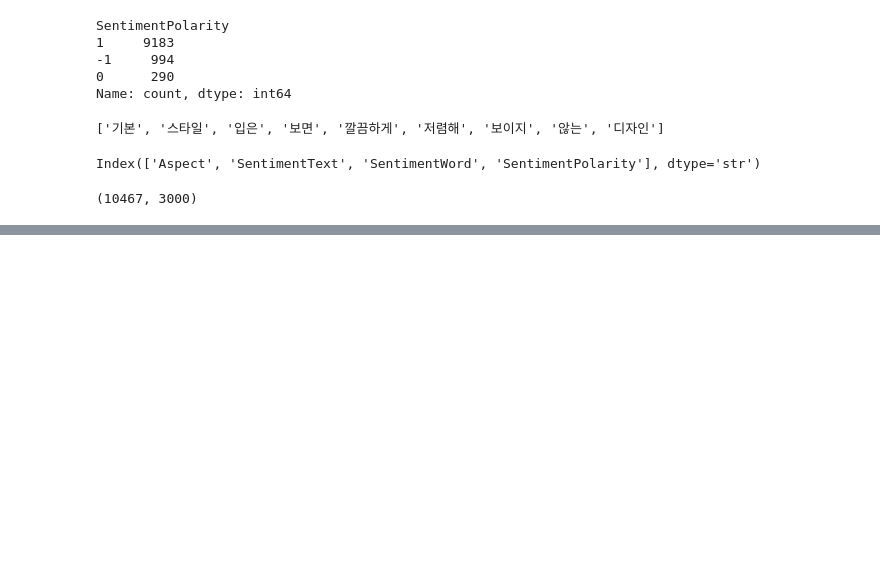
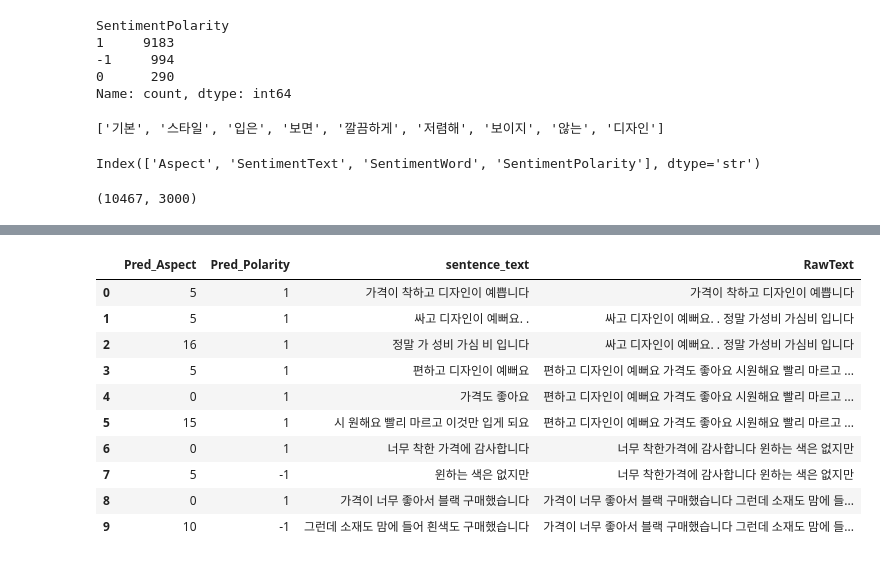
Before and after one commit to SeoYun-Y/study, a Jupyter notebook: multicampus_practice/20260604/04_review.ipynb, the cells around one changed output, grey strips where cells are left out. Cells and saved outputs as stored; diff of their text form; code cells hidden in the pictures; blank space fills up the shorter version.

```diff
--- a/multicampus_practice/20260604/04_review.ipynb
+++ b/multicampus_practice/20260604/04_review.ipynb
@@ -205,0 +551,4 @@ svc2 = LinearSVC(class_weight='balanced', random_state=42)
+# %%
+# sample_text를 문장별로 나눠준다.
+text_list = kkma.sentences(sample_text)
+text_list
@@ -205,0 +561,2 @@ svc2 = LinearSVC(class_weight='balanced', random_state=42)
+# %%
+pred = grid.predict(text_list)
@@ -205,0 +603,13 @@ svc2 = LinearSVC(class_weight='balanced', random_state=42)
+# %%
+# test_df에서 RawText의 데이터들을 문장 별로 나눠준다.
+# raw_list 리뷰 문단을 문장으로 나눈 리스트를 담기 위한 공간
+raw_list = []
+# raw_dict 리뷰 문단마다 index를 키 값으로 value는 리뷰 문단
+raw_dict = {}
+for i in range(len(test_df)):
+    raw_list.append(
+        kkma.sentences(
+            test_df.loc[i, 'RawText']
+        )
+    )
+    raw_dict[i] = test_df.loc[i, 'RawText']
@@ -205,0 +636,16 @@ svc2 = LinearSVC(class_weight='balanced', random_state=42)
+# %%
+# raw_list
+
+sentence_df = pd.DataFrame()
+for idx, raw in enumerate(raw_list):
+    pred = grid.predict(raw)
+    temp_df = pd.DataFrame(pred, columns=['Pred_Aspect','Pred_Polarity'])
+    # raw_dict의 idx의 값은 해당 예측 값의 문단
+    temp_df['sentence_text'] = raw
+    temp_df['RawText'] = raw_dict[idx]
+    # temp_df는 하나의 리뷰에 대한 예측 값들
+    # print(temp_df)
+    # break
+    # 나온 데이터프레임을 sentence_df에 단순 행 결합
+    sentence_df = pd.concat([sentence_df, temp_df], axis = 0)
+sentence_df.reset_index(drop=True, inplace=True)
@@ -205,0 +666,14 @@ svc2 = LinearSVC(class_weight='balanced', random_state=42)
+# %%
+sentence_df.head(10)
+# %% [output]
+|  | Pred_Aspect | Pred_Polarity | sentence_text | RawText |
+| 0 | 5 | 1 | 가격이 착하고 디자인이 예쁩니다 | 가격이 착하고 디자인이 예쁩니다 |
+| 1 | 5 | 1 | 싸고 디자인이 예뻐요. . | 싸고 디자인이 예뻐요. . 정말 가성비 가심비 입니다 |
+| 2 | 16 | 1 | 정말 가 성비 가심 비 입니다 | 싸고 디자인이 예뻐요. . 정말 가성비 가심비 입니다 |
+| 3 | 5 | 1 | 편하고 디자인이 예뻐요 | 편하고 디자인이 예뻐요 가격도 좋아요 시원해요 빨리 마르고 ... |
+| 4 | 0 | 1 | 가격도 좋아요 | 편하고 디자인이 예뻐요 가격도 좋아요 시원해요 빨리 마르고 ... |
+| 5 | 15 | 1 | 시 원해요 빨리 마르고 이것만 입게 되요 | 편하고 디자인이 예뻐요 가격도 좋아요 시원해요 빨리 마르고 ... |
+| 6 | 0 | 1 | 너무 착한 가격에 감사합니다 | 너무 착한가격에 감사합니다 윈하는 색은 없지만 |
+| 7 | 5 | -1 | 윈하는 색은 없지만 | 너무 착한가격에 감사합니다 윈하는 색은 없지만 |
+| 8 | 0 | 1 | 가격이 너무 좋아서 블랙 구매했습니다 | 가격이 너무 좋아서 블랙 구매했습니다 그런데 소재도 맘에 들... |
+| 9 | 10 | -1 | 그런데 소재도 맘에 들어 흰색도 구매했습니다 | 가격이 너무 좋아서 블랙 구매했습니다 그런데 소재도 맘에 들... |
```
Also changed, not shown: parts of 57 cells of this notebook, 5 other files.
